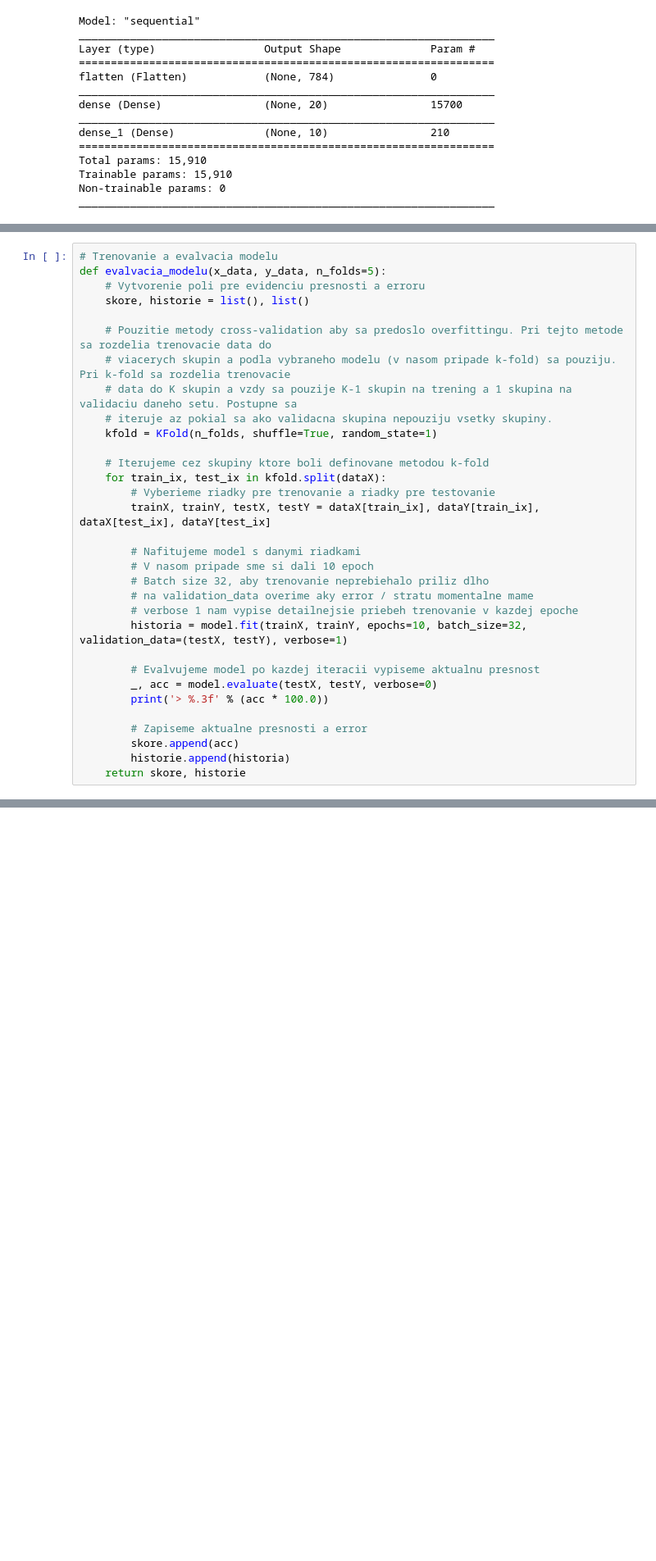
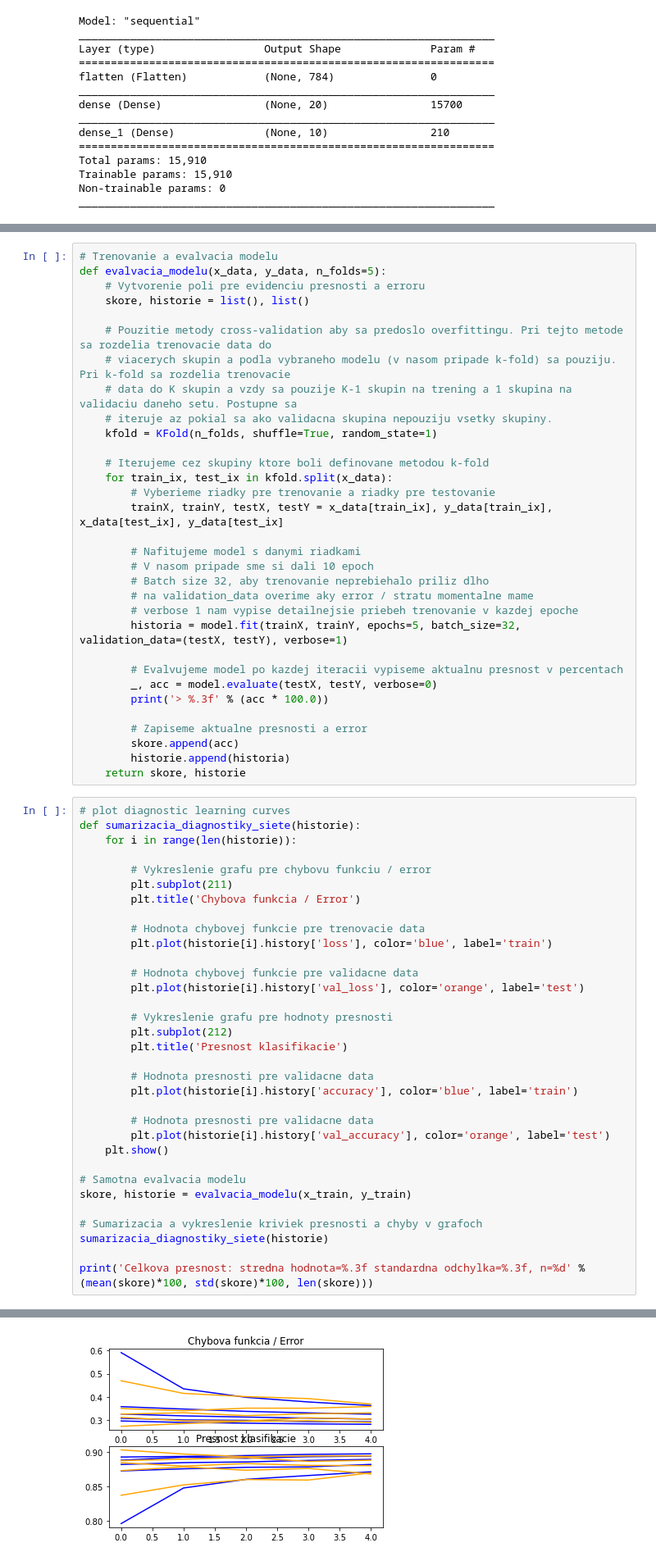
Before and after one commit to martingajdos/Gajdos_NS2021, a Jupyter notebook: project_source_code.ipynb, the cells around one changed output, grey strips where cells are left out. Shown: that part at 82% size. Cells and saved outputs as stored; diff of their text form; blank space fills up the shorter version.

Commit message:
Grafy presnosti a erroru, test predikcie
- sumarizacia diagnostiky siete (vykreslenie grafov)
- predikcia / klasifikacia nahodnych typov oblecenia

```diff
--- a/project_source_code.ipynb
+++ b/project_source_code.ipynb
@@ -175,18 +175,18 @@ def evalvacia_modelu(x_data, y_data, n_folds=5):
     kfold = KFold(n_folds, shuffle=True, random_state=1)
 
     # Iterujeme cez skupiny ktore boli definovane metodou k-fold
-    for train_ix, test_ix in kfold.split(dataX):
+    for train_ix, test_ix in kfold.split(x_data):
         # Vyberieme riadky pre trenovanie a riadky pre testovanie
-        trainX, trainY, testX, testY = dataX[train_ix], dataY[train_ix], dataX[test_ix], dataY[test_ix]
+        trainX, trainY, testX, testY = x_data[train_ix], y_data[train_ix], x_data[test_ix], y_data[test_ix]
 
         # Nafitujeme model s danymi riadkami
         # V nasom pripade sme si dali 10 epoch
         # Batch size 32, aby trenovanie neprebiehalo priliz dlho
         # na validation_data overime aky error / stratu momentalne mame
         # verbose 1 nam vypise detailnejsie priebeh trenovanie v kazdej epoche
-        historia = model.fit(trainX, trainY, epochs=10, batch_size=32, validation_data=(testX, testY), verbose=1)
+        historia = model.fit(trainX, trainY, epochs=5, batch_size=32, validation_data=(testX, testY), verbose=1)
 
-        # Evalvujeme model po kazdej iteracii vypiseme aktualnu presnost
+        # Evalvujeme model po kazdej iteracii vypiseme aktualnu presnost v percentach
         _, acc = model.evaluate(testX, testY, verbose=0)
         print('> %.3f' % (acc * 100.0))
 
@@ -194,3 +194,37 @@ def evalvacia_modelu(x_data, y_data, n_folds=5):
         skore.append(acc)
         historie.append(historia)
     return skore, historie
+# %%
+# plot diagnostic learning curves
+def sumarizacia_diagnostiky_siete(historie):
+    for i in range(len(historie)):
+
+        # Vykreslenie grafu pre chybovu funkciu / error
+        plt.subplot(211)
+        plt.title('Chybova funkcia / Error')
+
+        # Hodnota chybovej funkcie pre trenovacie data
+        plt.plot(historie[i].history['loss'], color='blue', label='train')
+
+        # Hodnota chybovej funkcie pre validacne data
+        plt.plot(historie[i].history['val_loss'], color='orange', label='test')
+
+        # Vykreslenie grafu pre hodnoty presnosti
+        plt.subplot(212)
+        plt.title('Presnost klasifikacie')
+
+        # Hodnota presnosti pre validacne data
+        plt.plot(historie[i].history['accuracy'], color='blue', label='train')
+
+        # Hodnota presnosti pre validacne data
+        plt.plot(historie[i].history['val_accuracy'], color='orange', label='test')
+    plt.show()
+
+# Samotna evalvacia modelu
+skore, historie = evalvacia_modelu(x_train, y_train)
+
+# Sumarizacia a vykreslenie kriviek presnosti a chyby v grafoch
+sumarizacia_diagnostiky_siete(historie)
+
+print('Celkova presnost: stredna hodnota=%.3f standardna odchylka=%.3f, n=%d' % (mean(skore)*100, std(skore)*100, len(skore)))
+# %% [output]
@@ -196,0 +248 @@ def evalvacia_modelu(x_data, y_data, n_folds=5):
+[figure, added]
```
Also changed, not shown: parts of 8 cells of this notebook.
